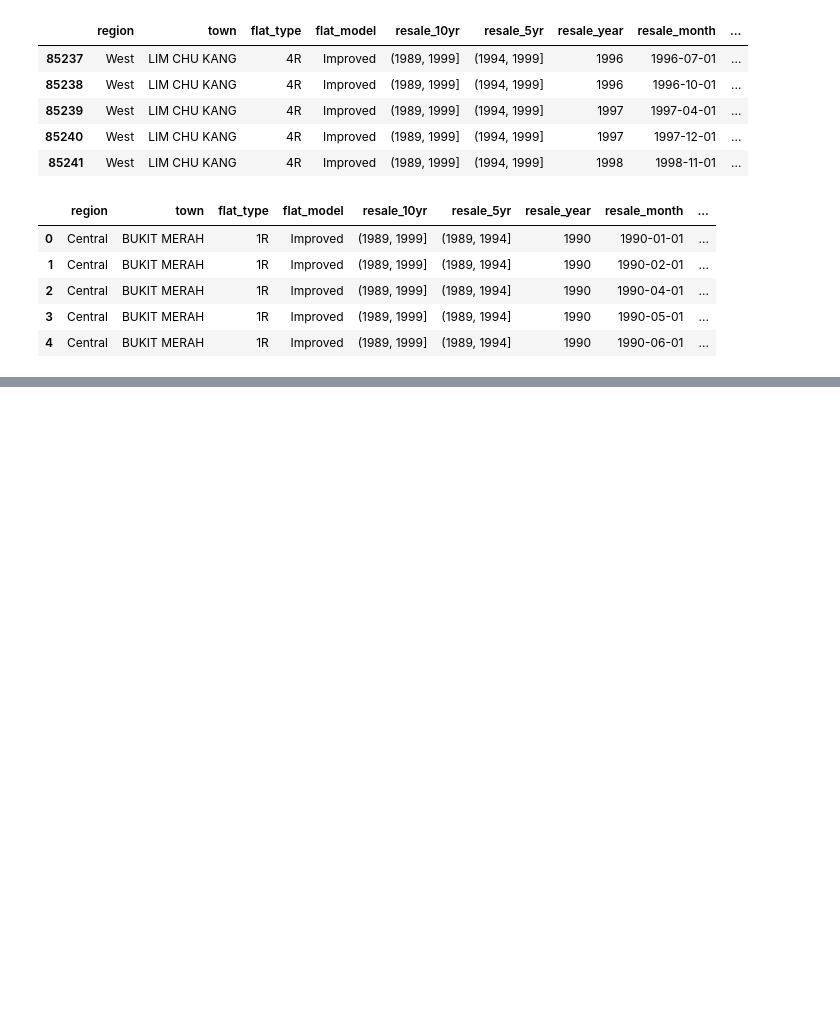
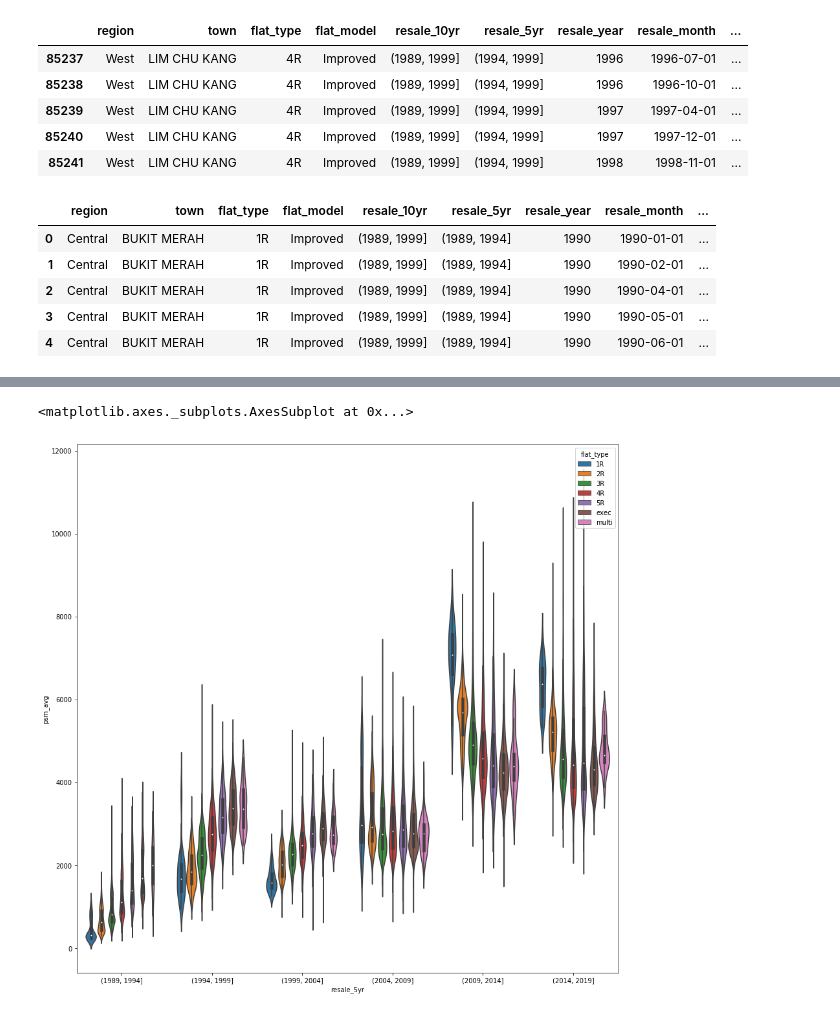
Before and after one commit to ravi-gopalan/singapore_hdb_price_analysis, a Jupyter notebook: singapore_hdb_resale_transactions.ipynb, the cells around one changed output, grey strips where cells are left out. Cells and saved outputs as stored; diff of their text form; code cells hidden in the pictures; blank space fills up the shorter version.

```diff
--- a/singapore_hdb_resale_transactions.ipynb
+++ b/singapore_hdb_resale_transactions.ipynb
@@ -1133,0 +1117,7 @@ df_updated.head()
+# %%
+f, ax = plt.subplots(figsize=(15, 15))
+sns.violinplot(x='resale_5yr', y='psm_avg', data=df_updated,
+                hue='flat_type',ax=ax)
+# %% [output]
+<matplotlib.axes._subplots.AxesSubplot at 0x...>
+[figure, added]
```
Also changed, not shown: parts of 11 cells of this notebook.
